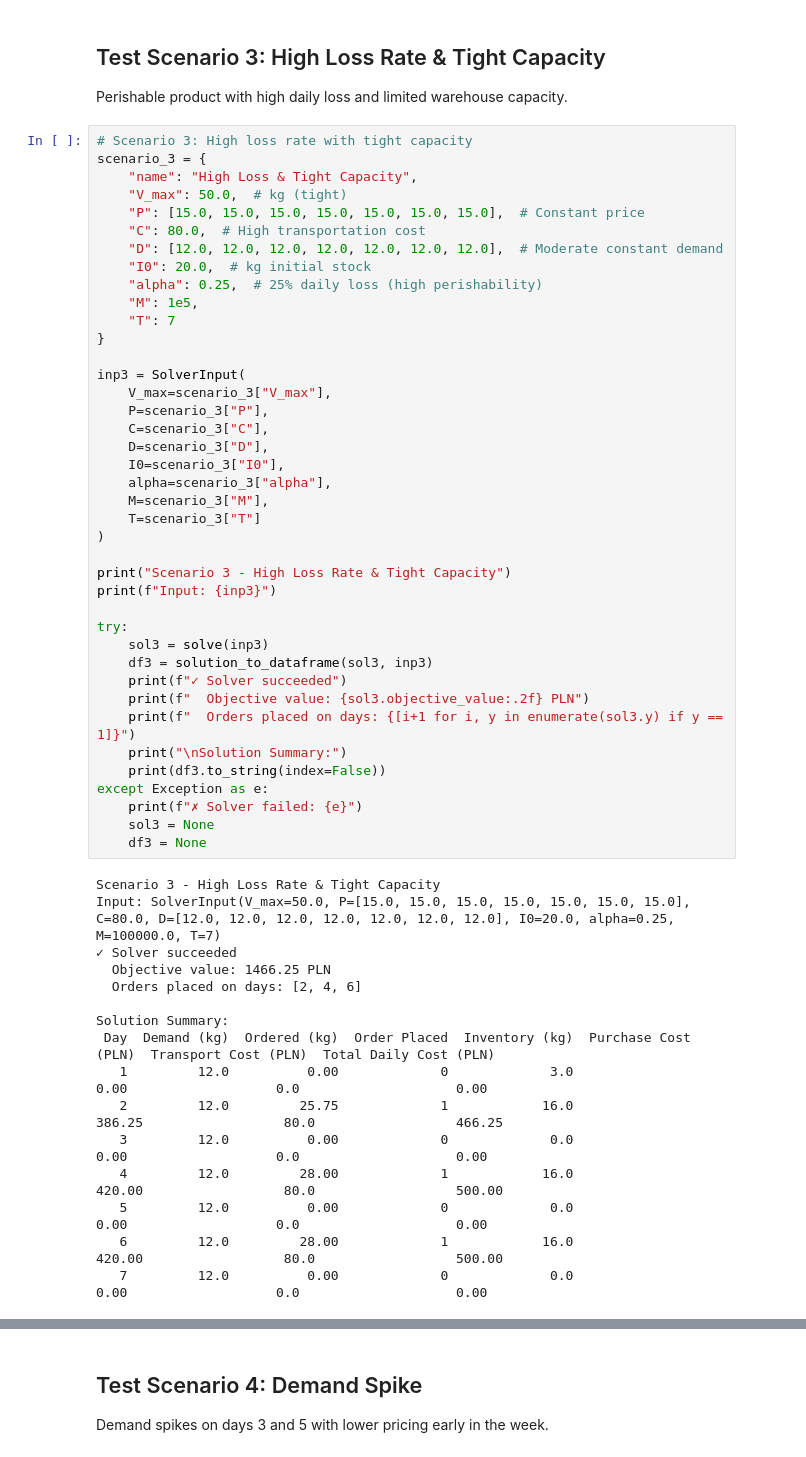
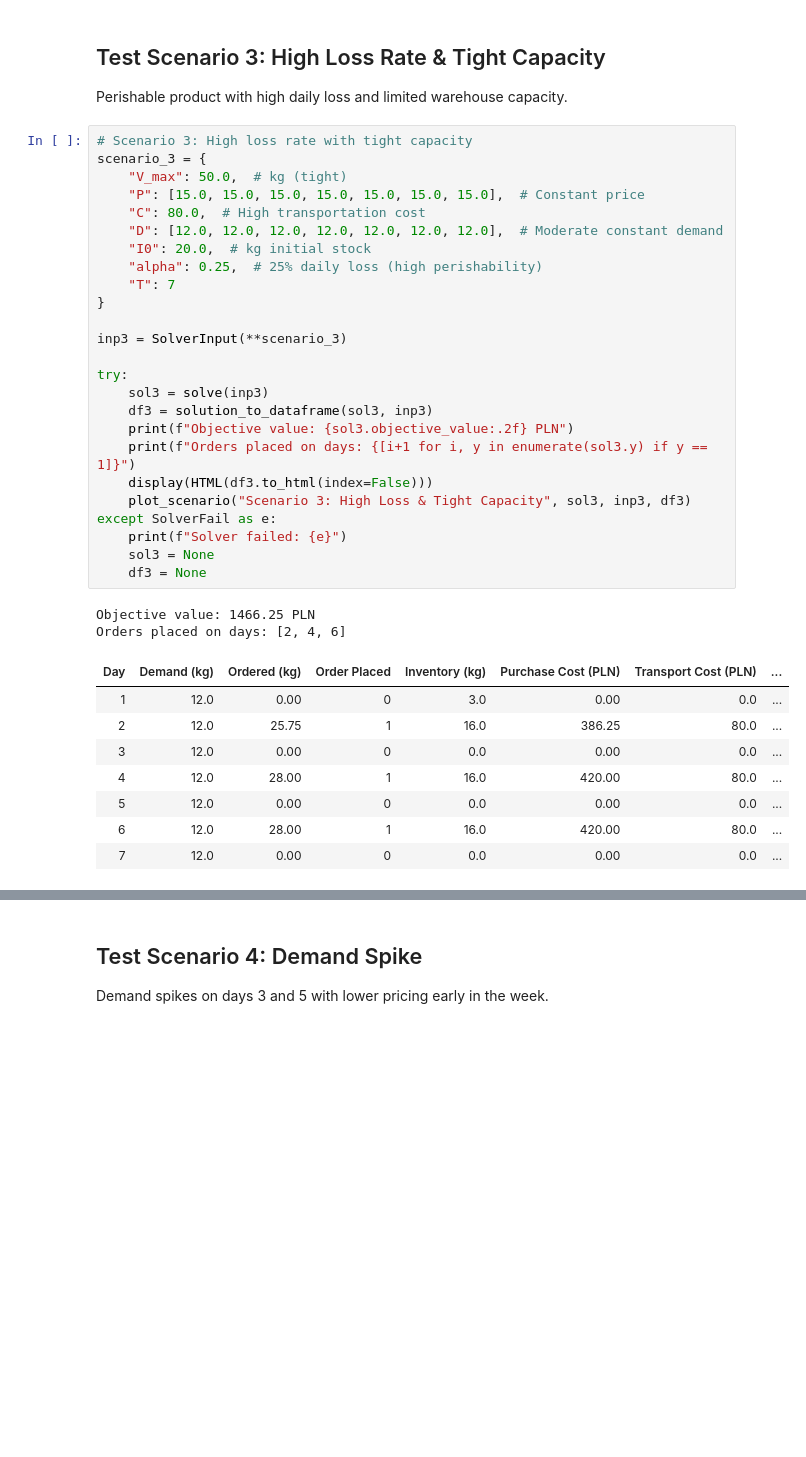
Before and after one commit to SNURTEL/25z-zbop-projekt, a Jupyter notebook: code/back/api/test_solver.ipynb, the cells around one changed output, grey strips where cells are left out. Cells and saved outputs as stored; diff of their text form; blank space fills up the shorter version.

```diff
--- a/code/back/api/test_solver.ipynb
+++ b/code/back/api/test_solver.ipynb
@@ -214,56 +190,36 @@ Perishable product with high daily loss and limited warehouse capacity.
 # %%
 # Scenario 3: High loss rate with tight capacity
 scenario_3 = {
-    "name": "High Loss & Tight Capacity",
     "V_max": 50.0,  # kg (tight)
     "P": [15.0, 15.0, 15.0, 15.0, 15.0, 15.0, 15.0],  # Constant price
     "C": 80.0,  # High transportation cost
     "D": [12.0, 12.0, 12.0, 12.0, 12.0, 12.0, 12.0],  # Moderate constant demand
     "I0": 20.0,  # kg initial stock
     "alpha": 0.25,  # 25% daily loss (high perishability)
-    "M": 1e5,
     "T": 7
 }
 
-inp3 = SolverInput(
-    V_max=scenario_3["V_max"],
-    P=scenario_3["P"],
-    C=scenario_3["C"],
-    D=scenario_3["D"],
-    I0=scenario_3["I0"],
-    alpha=scenario_3["alpha"],
-    M=scenario_3["M"],
-    T=scenario_3["T"]
-)
-
-print("Scenario 3 - High Loss Rate & Tight Capacity")
-print(f"Input: {inp3}")
+inp3 = SolverInput(**scenario_3)
 
 try:
     sol3 = solve(inp3)
     df3 = solution_to_dataframe(sol3, inp3)
-    print(f"✓ Solver succeeded")
-    print(f"  Objective value: {sol3.objective_value:.2f} PLN")
-    print(f"  Orders placed on days: {[i+1 for i, y in enumerate(sol3.y) if y == 1]}")
-    print("\nSolution Summary:")
-    print(df3.to_string(index=False))
-except Exception as e:
-    print(f"✗ Solver failed: {e}")
+    print(f"Objective value: {sol3.objective_value:.2f} PLN")
+    print(f"Orders placed on days: {[i+1 for i, y in enumerate(sol3.y) if y == 1]}")
+    display(HTML(df3.to_html(index=False)))
+    plot_scenario("Scenario 3: High Loss & Tight Capacity", sol3, inp3, df3)
+except SolverFail as e:
+    print(f"Solver failed: {e}")
     sol3 = None
     df3 = None
 # %% [output]
-Scenario 3 - High Loss Rate & Tight Capacity
-Input: SolverInput(V_max=50.0, P=[15.0, 15.0, 15.0, 15.0, 15.0, 15.0, 15.0], C=80.0, D=[12.0, 12.0, 12.0, 12.0, 12.0, 12.0, 12.0], I0=20.0, alpha=0.25, M=100000.0, T=7)
-✓ Solver succeeded
-  Objective value: 1466.25 PLN
-  Orders placed on days: [2, 4, 6]
-
-Solution Summary:
- Day  Demand (kg)  Ordered (kg)  Order Placed  Inventory (kg)  Purchase Cost (PLN)  Transport Cost (PLN)  Total Daily Cost (PLN)
-   1         12.0          0.00             0             3.0                 0.00                   0.0                    0.00
-   2         12.0         25.75             1            16.0               386.25                  80.0                  466.25
-   3         12.0          0.00             0             0.0                 0.00                   0.0                    0.00
-   4         12.0         28.00             1            16.0               420.00                  80.0                  500.00
-   5         12.0          0.00             0             0.0                 0.00                   0.0                    0.00
-   6         12.0         28.00             1            16.0               420.00                  80.0                  500.00
-   7         12.0          0.00             0             0.0                 0.00                   0.0                    0.00
+Objective value: 1466.25 PLN
+Orders placed on days: [2, 4, 6]
+| Day | Demand (kg) | Ordered (kg) | Order Placed | Inventory (kg) | Purchase Cost (PLN) | Transport Cost (PLN) | ... |
+| 1 | 12.0 | 0.00 | 0 | 3.0 | 0.00 | 0.0 | ... |
+| 2 | 12.0 | 25.75 | 1 | 16.0 | 386.25 | 80.0 | ... |
+| 3 | 12.0 | 0.00 | 0 | 0.0 | 0.00 | 0.0 | ... |
+| 4 | 12.0 | 28.00 | 1 | 16.0 | 420.00 | 80.0 | ... |
+| 5 | 12.0 | 0.00 | 0 | 0.0 | 0.00 | 0.0 | ... |
+| 6 | 12.0 | 28.00 | 1 | 16.0 | 420.00 | 80.0 | ... |
+| 7 | 12.0 | 0.00 | 0 | 0.0 | 0.00 | 0.0 | ... |
```
Also changed, not shown: parts of 33 cells of this notebook, 3 other files.
